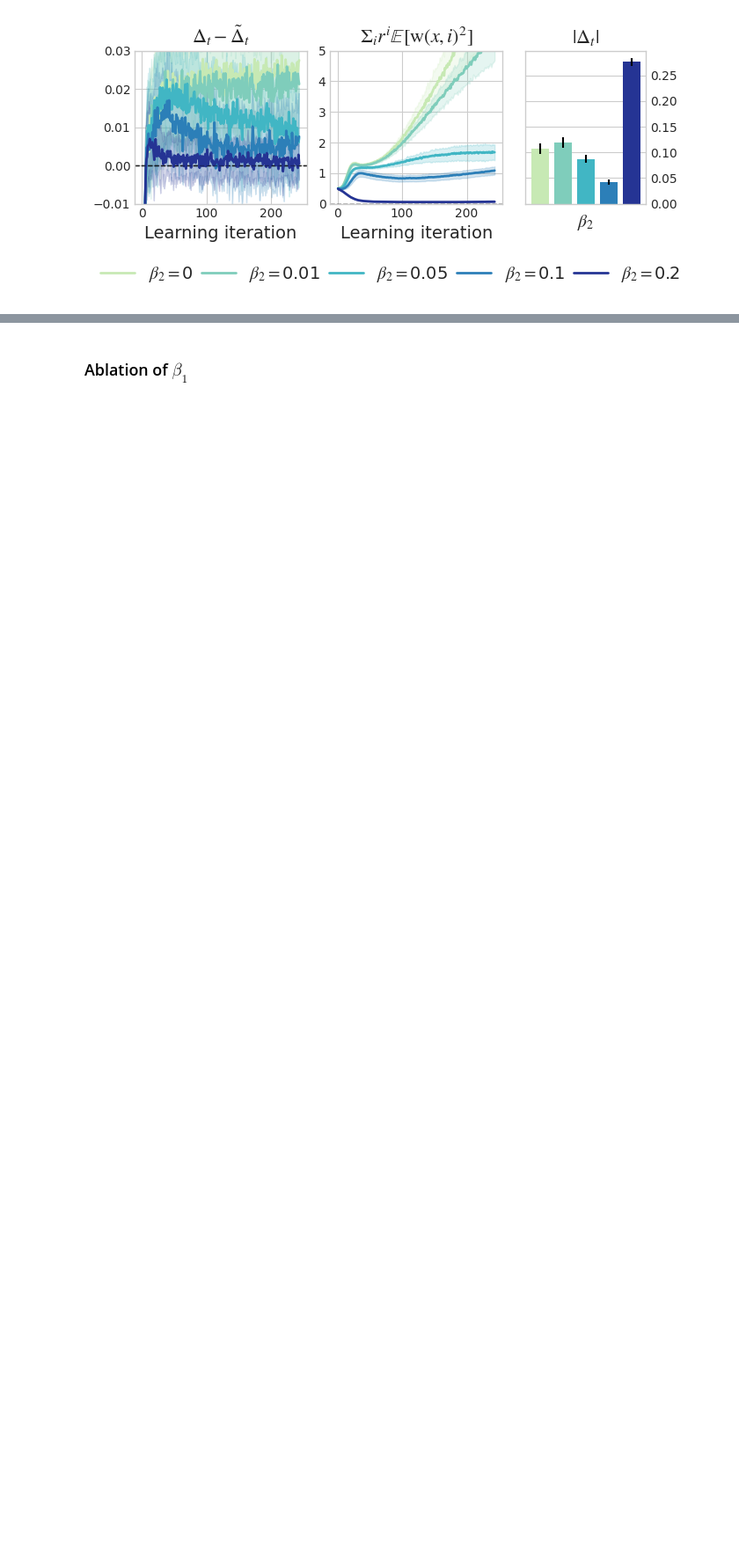
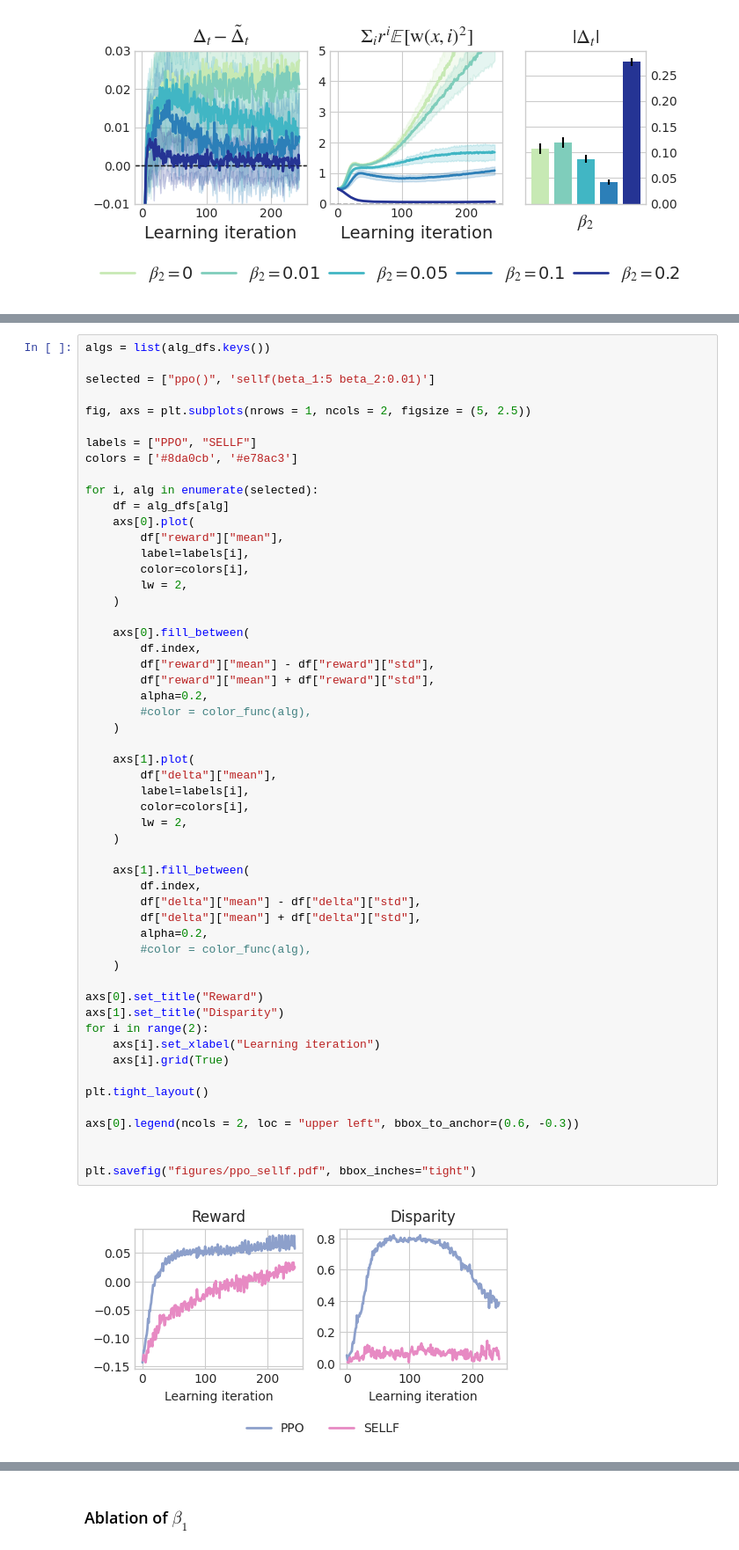
Before and after one commit to hiaac-finance/sellf, a Jupyter notebook: notebooks/figures.ipynb, the cells around one changed output, grey strips where cells are left out. Shown at 88% size. Cells and saved outputs as stored; diff of their text form; blank space fills up the shorter version.

```diff
--- a/lending_experiment/figures.ipynb
+++ b/notebooks/figures.ipynb
@@ -449,0 +637,56 @@ plt.savefig("figures/ablation_beta2.pdf", bbox_inches="tight")
+# %%
+algs = list(alg_dfs.keys())
+
+selected = ["ppo()", 'sellf(beta_1:5 beta_2:0.01)']
+
+fig, axs = plt.subplots(nrows = 1, ncols = 2, figsize = (5, 2.5))
+
+labels = ["PPO", "SELLF"]
+colors = ['#8da0cb', '#e78ac3']
+
+for i, alg in enumerate(selected):
+    df = alg_dfs[alg]
+    axs[0].plot(
+        df["reward"]["mean"],
+        label=labels[i],
+        color=colors[i],
+        lw = 2,
+    )
+
+    axs[0].fill_between(
+        df.index,
+        df["reward"]["mean"] - df["reward"]["std"],
+        df["reward"]["mean"] + df["reward"]["std"],
+        alpha=0.2,
+        #color = color_func(alg),
+    )
+
+    axs[1].plot(
+        df["delta"]["mean"],
+        label=labels[i],
+        color=colors[i],
+        lw = 2,
+    )
+
+    axs[1].fill_between(
+        df.index,
+        df["delta"]["mean"] - df["delta"]["std"],
+        df["delta"]["mean"] + df["delta"]["std"],
+        alpha=0.2,
+        #color = color_func(alg),
+    )
+
+axs[0].set_title("Reward")
+axs[1].set_title("Disparity")
+for i in range(2):
+    axs[i].set_xlabel("Learning iteration")
+    axs[i].grid(True)
+
+plt.tight_layout()
+
+axs[0].legend(ncols = 2, loc = "upper left", bbox_to_anchor=(0.6, -0.3))
+
+
+plt.savefig("figures/ppo_sellf.pdf", bbox_inches="tight")
+# %% [output]
+[figure, added]
```
Also changed, not shown: parts of 21 cells of this notebook, 3 other files.
